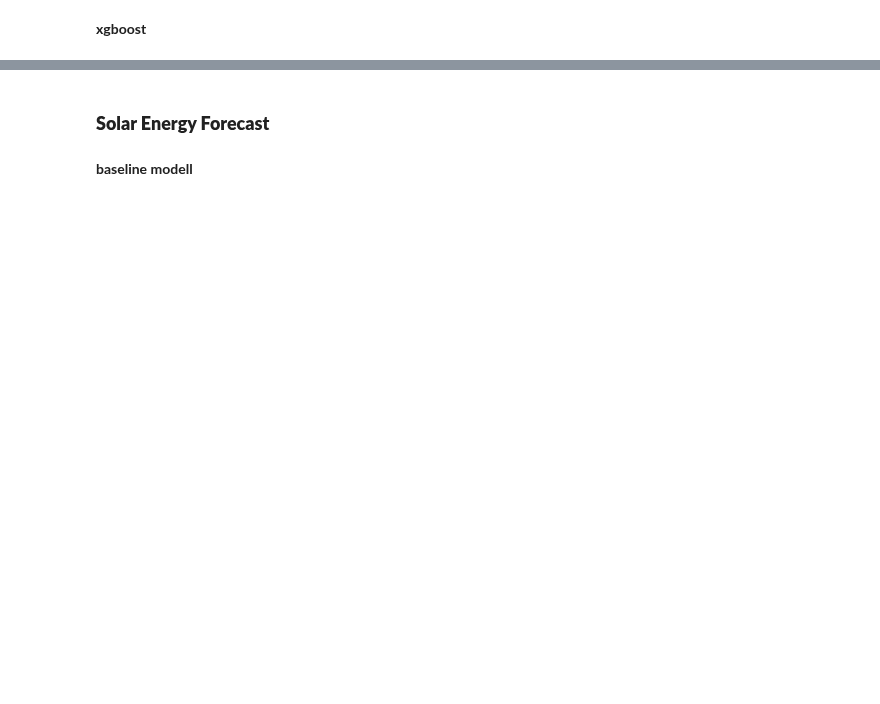
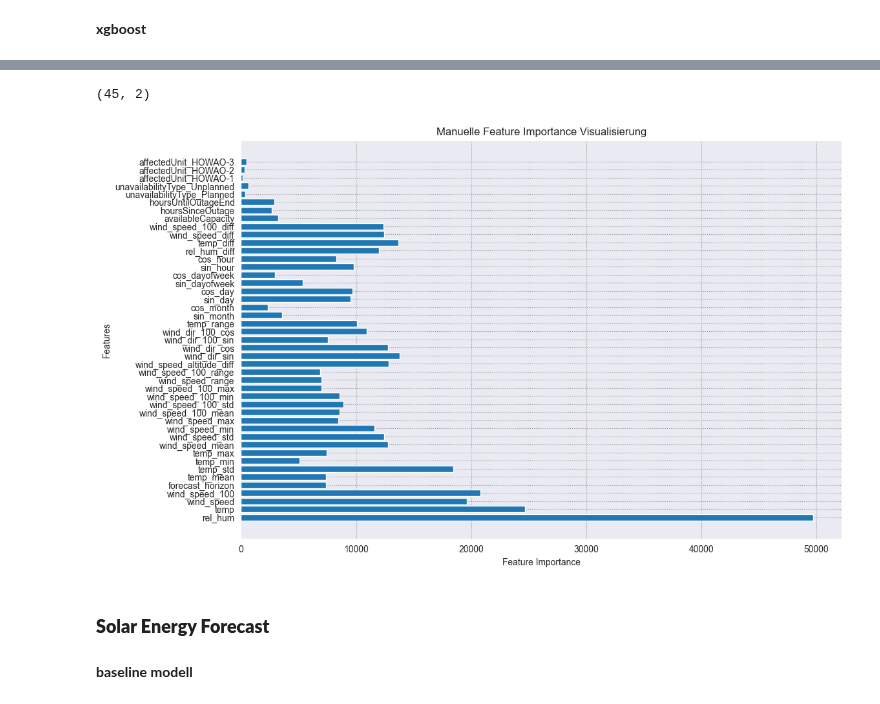
Before and after one commit to av1c3nna/awp2, a Jupyter notebook: model_training.ipynb, the cells around one changed output, grey strips where cells are left out. Saved outputs shown, nothing was run; the diff lists cells and outputs as text; code cells hidden in the pictures; blank space fills up the shorter version.

```diff
--- a/model_training.ipynb
+++ b/model_training.ipynb
@@ -125,3 +145,29 @@ XGBoost Pinball Score: 62.46731220312209
+# %%
+# Feature-Wichtigkeiten abrufen
+import matplotlib.pylab as plt
+
+booster = xgboost_model_wind.booster
+importance_dict = booster.get_score(importance_type='weight')
+# In ein Pandas DataFrame umwandeln für einfache Verarbeitung
+importance_df = pd.DataFrame(list(importance_dict.items()), columns=['Feature', 'Importance'])
+print(importance_df.shape)
+# Nach Wichtigkeit sortieren
+# importance_df = importance_df.sort_values(by='Index', ascending=False)
+
+# Plotten
+plt.figure(figsize=(12, 8))  # Größe anpassen
+plt.barh(
+         importance_df['Feature'],
+         importance_df['Importance']
+         )
+plt.xlabel('Feature Importance')
+plt.ylabel('Features')
+plt.grid(True)
+plt.title('Manuelle Feature Importance Visualisierung')
+plt.show()
+# %% [output]
+(45, 2)
+[figure, added]
 # %% [markdown]
 ### __Solar Energy Forecast__
 # %% [markdown]
```
Also changed, not shown: parts of 17 cells of this notebook, 2 other files.
